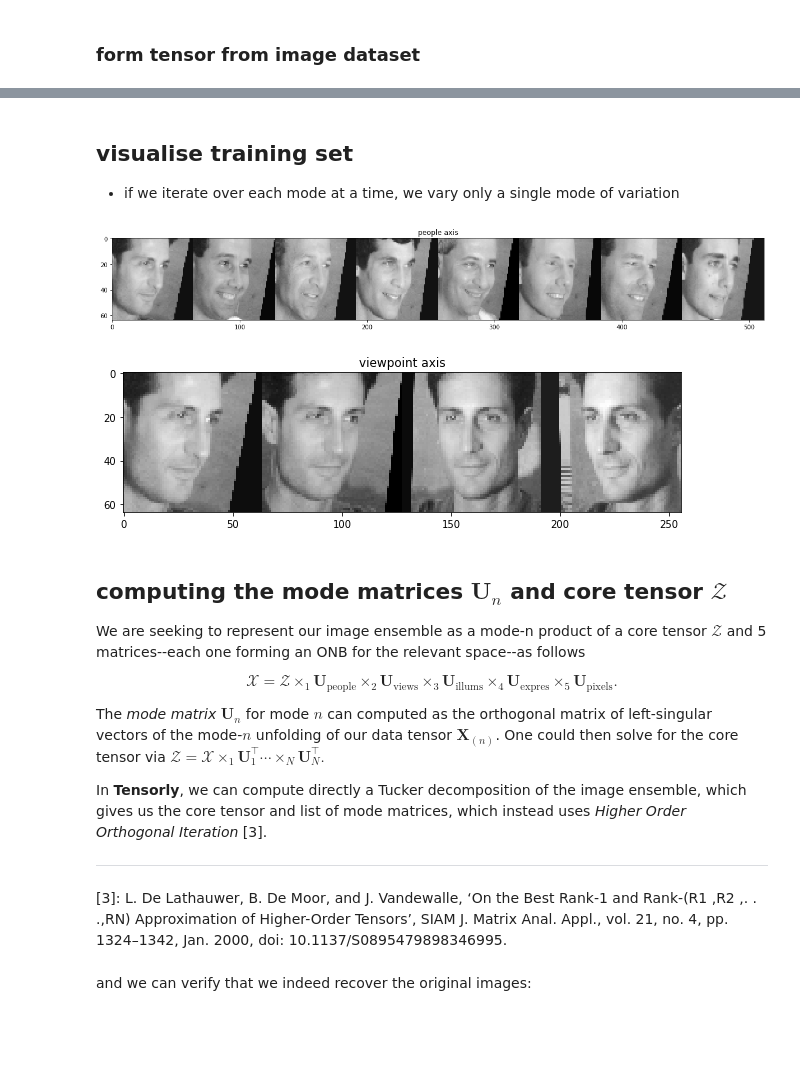
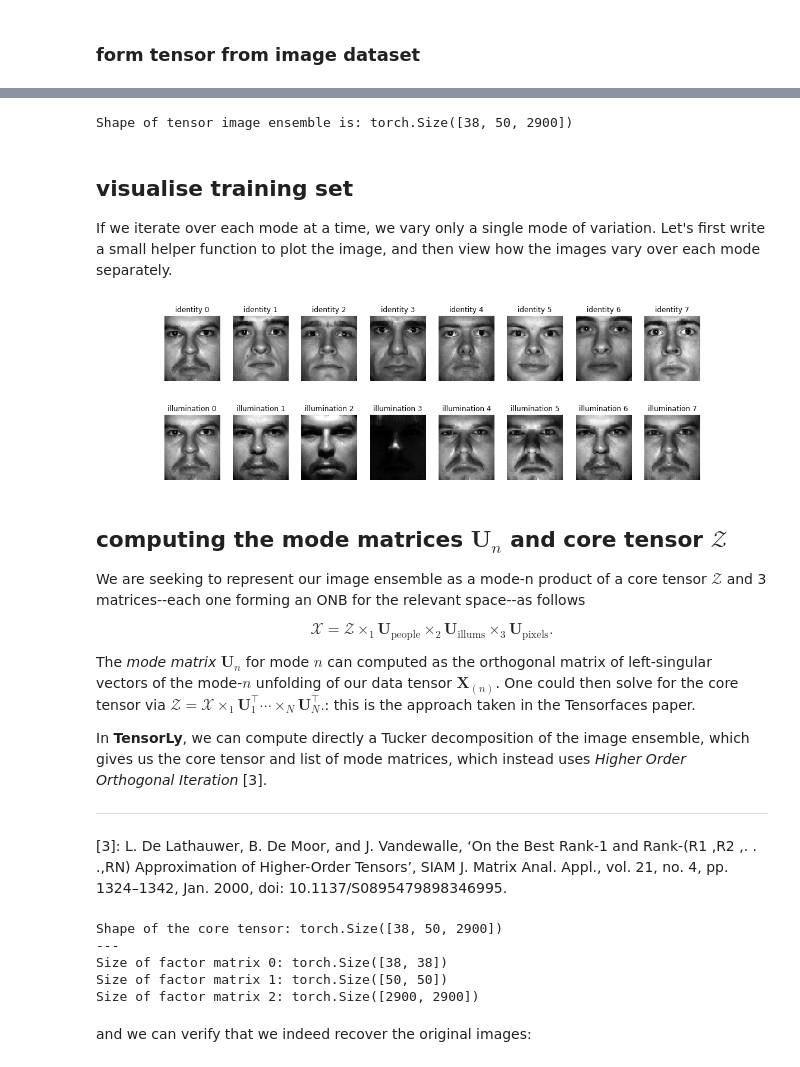
Before and after one commit to tensorly/Proceedings_IEEE_companion_notebooks, a Jupyter notebook: tensorfaces.ipynb, the cells around one changed output, grey strips where cells are left out. Saved outputs shown, nothing was run; the diff lists cells and outputs as text; code cells hidden in the pictures; blank space fills up the shorter version.

Commit message:
update TF to use yaleb w/ jean's script

```diff
--- a/tensorfaces.ipynb
+++ b/tensorfaces.ipynb
@@ -124,2 +120,7 @@ First, we need to form the 5th-order tensor $\mathcal{X}$
+# %%
+from utils import fetch_cropped_yaleb
+
+dataset_path = './data/'
+yaleb_data = fetch_cropped_yaleb(dataset_path, zooming=0.3, max_n_subjects=None)
 # %% [markdown]
 ### form tensor from image dataset
@@ -166,27 +127,15 @@ Shape of tensor image ensemble is: torch.Size([28, 5, 3, 2, 4096])
+# %%
+num_ilum = 50
+
+X = tl.concatenate([tl.tensor(yaleb_data[x]['images'][:num_ilum][None, ...]) for x in yaleb_data.keys()])
+img_size = list(X[0].shape[-2:])
+
+# vectorize the pixels
+X = tl.reshape(X, list(X.shape[:2]) + [-1])
+print('Shape of tensor image ensemble is: {}'.format(X.shape))
+# %% [output]
+Shape of tensor image ensemble is: torch.Size([38, 50, 2900])
 # %% [markdown]
 ## visualise training set
 
-- if we iterate over each mode at a time, we vary only a single mode of variation
+If we iterate over each mode at a time, we vary only a single mode of variation. Let's first write a small helper function to plot the image, and then view how the images vary over each mode separately.
-# %%
-tmp = []
-for i in range(8):
-    tmp += [tl.reshape(X[i, 0, 0, 0], [img_size, img_size])]
-
-tmp = tl.concatenate(tmp, axis=-1)
-plt.figure(figsize=(20,20))
-plt.title('people axis')
-plt.imshow(tmp, cmap='gray')
-plt.show()
-
-tmp = []
-for i in range(4):
-    tmp += [tl.reshape(X[0, i, 0, 0], [img_size, img_size])]
-
-tmp = tl.concatenate(tmp, axis=-1)
-plt.figure(figsize=(10,10))
-plt.title('viewpoint axis')
-plt.imshow(tmp, cmap='gray')
-plt.show()
-# %% [output]
-[figure, removed]
-[figure, removed]
@@ -193,13 +156,19 @@ plt.show()
+# %%
+show_images(X[:8, 0], 1, 8, img_size, figsize=(20, 2), titles=['identity {}'.format(i) for i in range(8)])
+show_images(X[0, :8], 1, 8, img_size, figsize=(20, 2), titles=['illumination {}'.format(i) for i in range(8)])
+# %% [output]
+[figure, added]
+[figure, added]
 # %% [markdown]
 ## computing the mode matrices $\mathbf{U}_n$ and core tensor $\mathcal{Z}$
 
-We are seeking to represent our image ensemble as a mode-n product of a core tensor $\mathcal{Z}$ and 5 matrices--each one forming an ONB for the relevant space--as follows
+We are seeking to represent our image ensemble as a mode-n product of a core tensor $\mathcal{Z}$ and 3 matrices--each one forming an ONB for the relevant space--as follows
 
-$$\mathcal{X} = \mathcal{Z} \times_1 \mathbf{U}_\text{people} \times_2 \mathbf{U}_\text{views} \times_3 \mathbf{U}_\text{illums} \times_4 \mathbf{U}_\text{expres} \times_5 \mathbf{U}_\text{pixels}.$$
+$$\mathcal{X} = \mathcal{Z} \times_1 \mathbf{U}_\text{people} \times_2 \mathbf{U}_\text{illums} \times_3 \mathbf{U}_\text{pixels}.$$
 
-The *mode matrix* $\mathbf{U}_n$ for mode $n$ can computed as the orthogonal matrix of left-singular vectors of the mode-$n$ unfolding of our data tensor $\mathbf{X}_{(n)}$. One could then solve for the core tensor via $\mathcal{Z} = \mathcal{X}\times_1 \mathbf{U}^\top_1 \cdots \times_N \mathbf{U}^\top_N.$
+The *mode matrix* $\mathbf{U}_n$ for mode $n$ can computed as the orthogonal matrix of left-singular vectors of the mode-$n$ unfolding of our data tensor $\mathbf{X}_{(n)}$. One could then solve for the core tensor via $\mathcal{Z} = \mathcal{X}\times_1 \mathbf{U}^\top_1 \cdots \times_N \mathbf{U}^\top_N.$: this is the approach taken in the Tensorfaces paper.
 
-In **Tensorly**, we can compute directly a Tucker decomposition of the image ensemble, which gives us the core tensor and list of mode matrices, which instead uses *Higher Order Orthogonal Iteration* [3].
+In **TensorLy**, we can compute directly a Tucker decomposition of the image ensemble, which gives us the core tensor and list of mode matrices, which instead uses *Higher Order Orthogonal Iteration* [3].
 
 ---
 
@@ -211,2 +176,17 @@ core, factors = tucker(X)
+# %%
+from tensorly.decomposition import tucker
+
+core, factors = tucker(X)
+
+print('Shape of the core tensor: {}'.format(core.shape))
+print('---')
+for i, f in enumerate(factors):
+    print('Size of factor matrix {}: {}'.format(i, f.shape))
+# %% [output]
+Shape of the core tensor: torch.Size([38, 50, 2900])
+---
+Size of factor matrix 0: torch.Size([38, 38])
+Size of factor matrix 1: torch.Size([50, 50])
+Size of factor matrix 2: torch.Size([2900, 2900])
 # %% [markdown]
 and we can verify that we indeed recover the original images:
```
Also changed, not shown: parts of 19 cells of this notebook, 1 other file.
